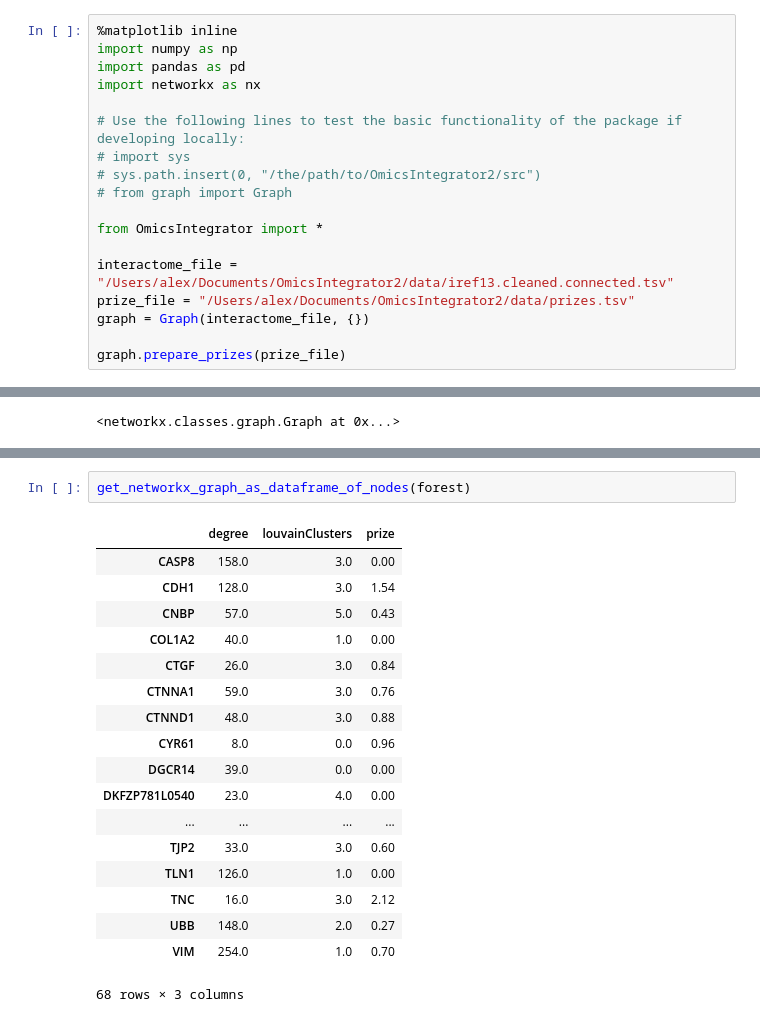
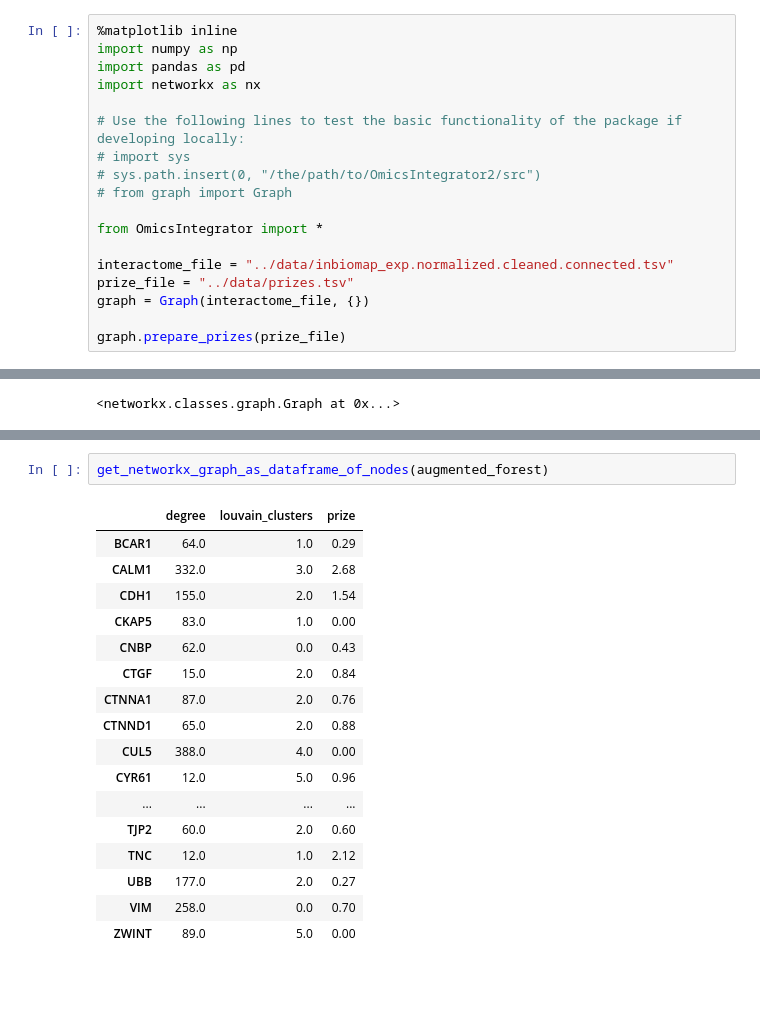
Before and after one commit to fraenkel-lab/OmicsIntegrator2, a Jupyter notebook: example/Example_Usage.ipynb, the cells around one changed output, grey strips where cells are left out. Cells and saved outputs as stored; diff of their text form; blank space fills up the shorter version.

```diff
--- a/example/Example_Usage.ipynb
+++ b/example/Example_Usage.ipynb
@@ -13,8 +13,8 @@ import networkx as nx
 
 from OmicsIntegrator import *
 
-interactome_file = "/Users/alex/Documents/OmicsIntegrator2/data/iref13.cleaned.connected.tsv"
-prize_file = "/Users/alex/Documents/OmicsIntegrator2/data/prizes.tsv"
+interactome_file = "../data/inbiomap_exp.normalized.cleaned.connected.tsv"
+prize_file = "../data/prizes.tsv"
 graph = Graph(interactome_file, {})
 
 graph.prepare_prizes(prize_file)
@@ -47,21 +47,20 @@ graph.pcsf_objective_value(forest)
 # %%
-get_networkx_graph_as_dataframe_of_nodes(forest)
+get_networkx_graph_as_dataframe_of_nodes(augmented_forest)
 # %% [output]
-|  | degree | louvainClusters | prize |
-| CASP8 | 158.0 | 3.0 | 0.00 |
-| CDH1 | 128.0 | 3.0 | 1.54 |
-| CNBP | 57.0 | 5.0 | 0.43 |
-| COL1A2 | 40.0 | 1.0 | 0.00 |
-| CTGF | 26.0 | 3.0 | 0.84 |
-| CTNNA1 | 59.0 | 3.0 | 0.76 |
-| CTNND1 | 48.0 | 3.0 | 0.88 |
-| CYR61 | 8.0 | 0.0 | 0.96 |
-| DGCR14 | 39.0 | 0.0 | 0.00 |
-| DKFZP781L0540 | 23.0 | 4.0 | 0.00 |
+|  | degree | louvain_clusters | prize |
+| BCAR1 | 64.0 | 1.0 | 0.29 |
+| CALM1 | 332.0 | 3.0 | 2.68 |
+| CDH1 | 155.0 | 2.0 | 1.54 |
+| CKAP5 | 83.0 | 1.0 | 0.00 |
+| CNBP | 62.0 | 0.0 | 0.43 |
+| CTGF | 15.0 | 2.0 | 0.84 |
+| CTNNA1 | 87.0 | 2.0 | 0.76 |
+| CTNND1 | 65.0 | 2.0 | 0.88 |
+| CUL5 | 388.0 | 4.0 | 0.00 |
+| CYR61 | 12.0 | 5.0 | 0.96 |
 | ... | ... | ... | ... |
-| TJP2 | 33.0 | 3.0 | 0.60 |
-| TLN1 | 126.0 | 1.0 | 0.00 |
-| TNC | 16.0 | 3.0 | 2.12 |
-| UBB | 148.0 | 2.0 | 0.27 |
-| VIM | 254.0 | 1.0 | 0.70 |
+| TJP2 | 60.0 | 2.0 | 0.60 |
+| TNC | 12.0 | 1.0 | 2.12 |
+| UBB | 177.0 | 2.0 | 0.27 |
+| VIM | 258.0 | 0.0 | 0.70 |
+| ZWINT | 89.0 | 5.0 | 0.00 |
-68 rows × 3 columns
```
Also changed, not shown: parts of 3 cells of this notebook, 15 other files.
